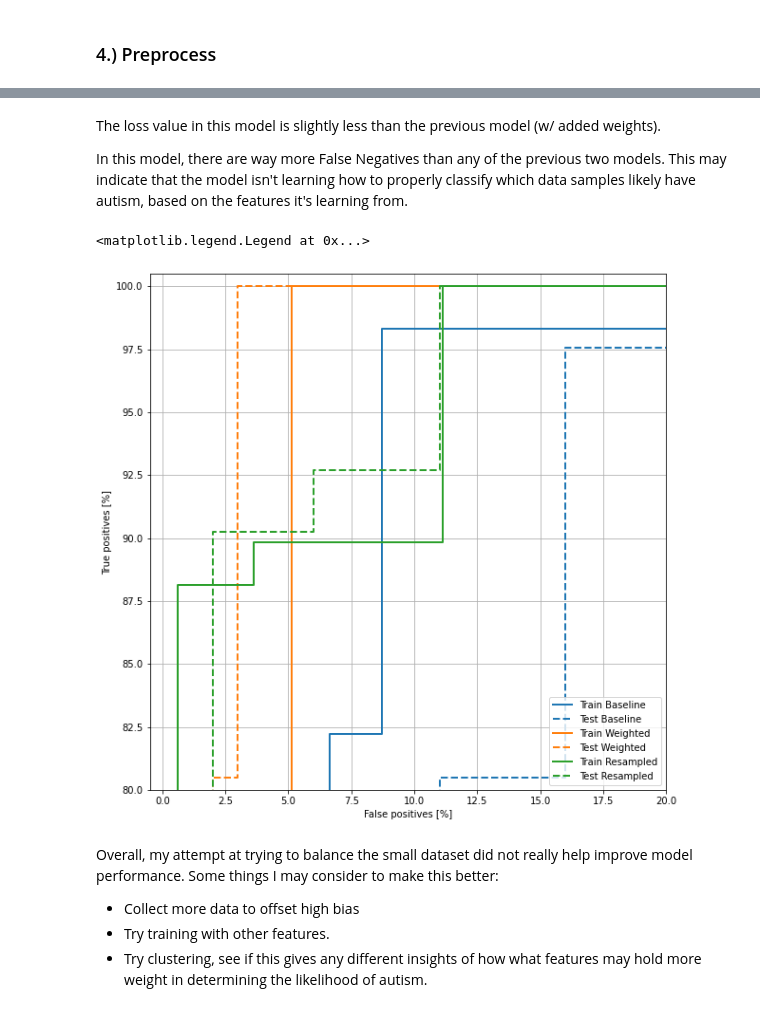
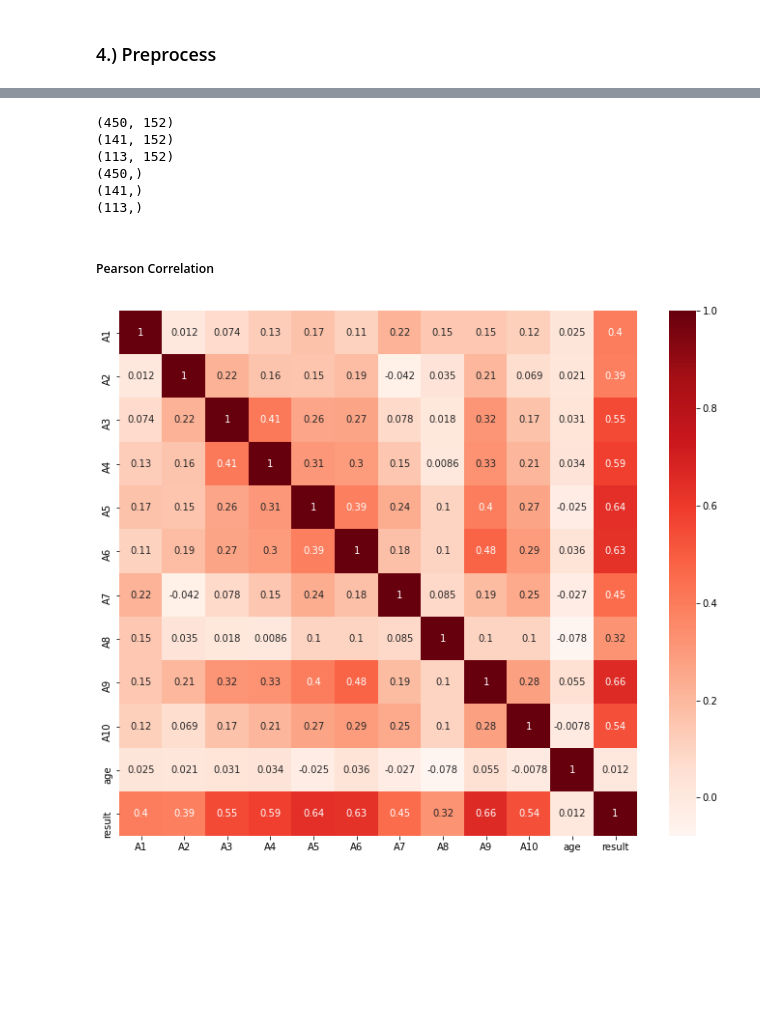
Before and after one commit to AllergictoCrustaceans/ML, a Jupyter notebook: binary_classification_autism_likelihood.ipynb, the cells around one changed output, grey strips where cells are left out. Cells and saved outputs as stored; diff of their text form; code cells hidden in the pictures; blank space fills up the shorter version.

```diff
--- a/binary_classification_autism_likelihood.ipynb
+++ b/binary_classification_autism_likelihood.ipynb
@@ -148,0 +144,9 @@ y = ds_simplified['Class/ASD']
+# %%
+# correct misspellings
+ds = ds_raw.copy()
+ds.columns = ['A1', 'A2', 'A3', 'A4', 'A5', 'A6', 'A7', 'A8', 'A9', 'A10',
+              'age', 'gender', 'ethnicity', 'jaundice', 'autism', 'country',
+              'use_app', 'result', 'age_group', 'relation', 'autism_likelihood']
+# %%
+# fillna on 'age'
+ds['age'] = ds['age'].fillna(ds['age'].mode()[0])
@@ -148,0 +181,5 @@ y = ds_simplified['Class/ASD']
+# %%
+# correct country misspellings & bundle ? to 'Others'
+ds['ethnicity'] = ds['ethnicity'].replace(['Middle Eastern ', '?', 'Pasifika', 'others'], ['Middle Eastern', 'Others', 'Pacifica', 'Others'])
+ds['country'] = ds['country'].replace(['Viet Nam'], ['Vietnam'])
+ds['relation'] = ds['relation'].replace(['?'], ['Others'])
@@ -611,22 +237,40 @@ Total Fraudulent Transactions:  41
-# %% [markdown]
-The loss value in this model is slightly less than the previous model (w/ added weights).
-
-In this model, there are way more False Negatives than any of the previous two models. This may indicate that the model isn't learning how to properly classify which data samples likely have autism, based on the features it's learning from.
-# %%
-plot_roc("Train Baseline", y_train, train_predictions_baseline, color=colors[0])
-plot_roc("Test Baseline", y_test, test_predictions_baseline, color=colors[0], linestyle='--')
-
-plot_roc("Train Weighted", y_train, train_predictions_weighted, color=colors[1])
-plot_roc("Test Weighted", y_test, test_predictions_weighted, color=colors[1], linestyle='--')
-
-plot_roc("Train Resampled", y_train, train_predictions_resampled, color=colors[2])
-plot_roc("Test Resampled", y_test, test_predictions_resampled, color=colors[2], linestyle='--')
-plt.legend(loc='lower right')
-# %% [output]
-<matplotlib.legend.Legend at 0x...>
-[figure, removed]
-# %% [markdown]
-Overall, my attempt at trying to balance the small dataset did not really help improve model performance. Some things I may consider to make this better:
-- Collect more data to offset high bias
-- Try training with other features.
-- Try clustering, see if this gives any different insights of how what features may hold more weight in determining the likelihood of autism.
+# %%
+# one hot gender, jaunduce, use_app, age_group, relation
+# now a csr matrix
+ohe = OneHotEncoder(handle_unknown='ignore')
+x_train = ohe.fit_transform(x_train)
+x_test = ohe.transform(x_test)
+x_val = ohe.transform(x_val)
+
+# label encode
+# now a csr matrix
+le = LabelEncoder()
+y_train = le.fit_transform(y_train)
+y_test = le.transform(y_test)
+y_val = le.transform(y_val)
+
+
+# Check datasets' shapes
+print(x_train.shape)
+print(x_test.shape)
+print(x_val.shape)
+
+print(y_train.shape)
+print(y_test.shape)
+print(y_val.shape)
+# %% [output]
+(450, 152)
+(141, 152)
+(113, 152)
+(450,)
+(141,)
+(113,)
+# %% [markdown]
+##### Pearson Correlation
+# %%
+plt.figure(figsize=(12,10))
+cor = ds.corr()
+sns.heatmap(cor, annot=True, cmap=plt.cm.Reds)
+plt.show()
+# %% [output]
+[figure, added]
```
Also changed, not shown: parts of 68 cells of this notebook.
